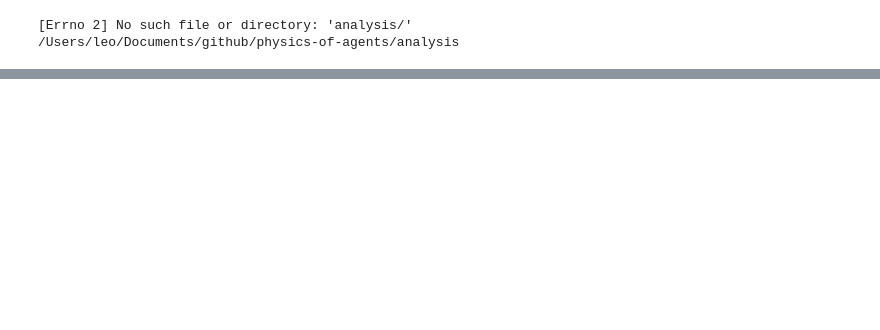
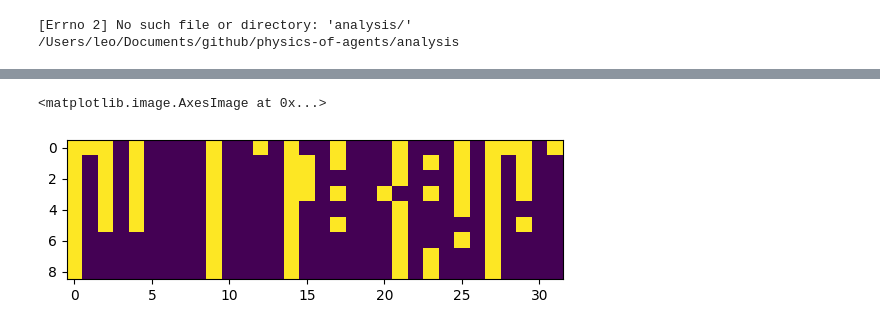
Before and after one commit to ongarileonardo/physics-of-agents, a Jupyter notebook: analysis/opinions_evolution.ipynb, the cells around one changed output, grey strips where cells are left out. Drawn from its saved outputs; the diff is of its cells as text; code cells hidden in the pictures; blank space fills up the shorter version.

```diff
--- a/analysis/opinions_evolution.ipynb
+++ b/analysis/opinions_evolution.ipynb
@@ -51,0 +69,15 @@ Matches: 2
+# %%
+folder = Path(
+    f"../data/models/hitemp_{model}/subjective_energy_stateful/"
+)
+
+with open(folder / "manifest.json") as f:
+    r = json.load(f)
+
+runs = [
+    json.load(open(f))
+    for f in sorted(folder.glob("*.json"))
+    if f.name != "manifest.json"
+]
+
+hitemp_stateful = runs[0]
@@ -176,0 +351,7 @@ Figure saved to: /Users/leo/Documents/github/physics-of-agents/figures/original_
+# %%
+# print stateful spins history
+
+plt.imshow(hitemp_stateful["spins_history"])
+# %% [output]
+<matplotlib.image.AxesImage at 0x...>
+[figure, added]
```
Also changed, not shown: parts of 8 cells of this notebook, 26 other files.
